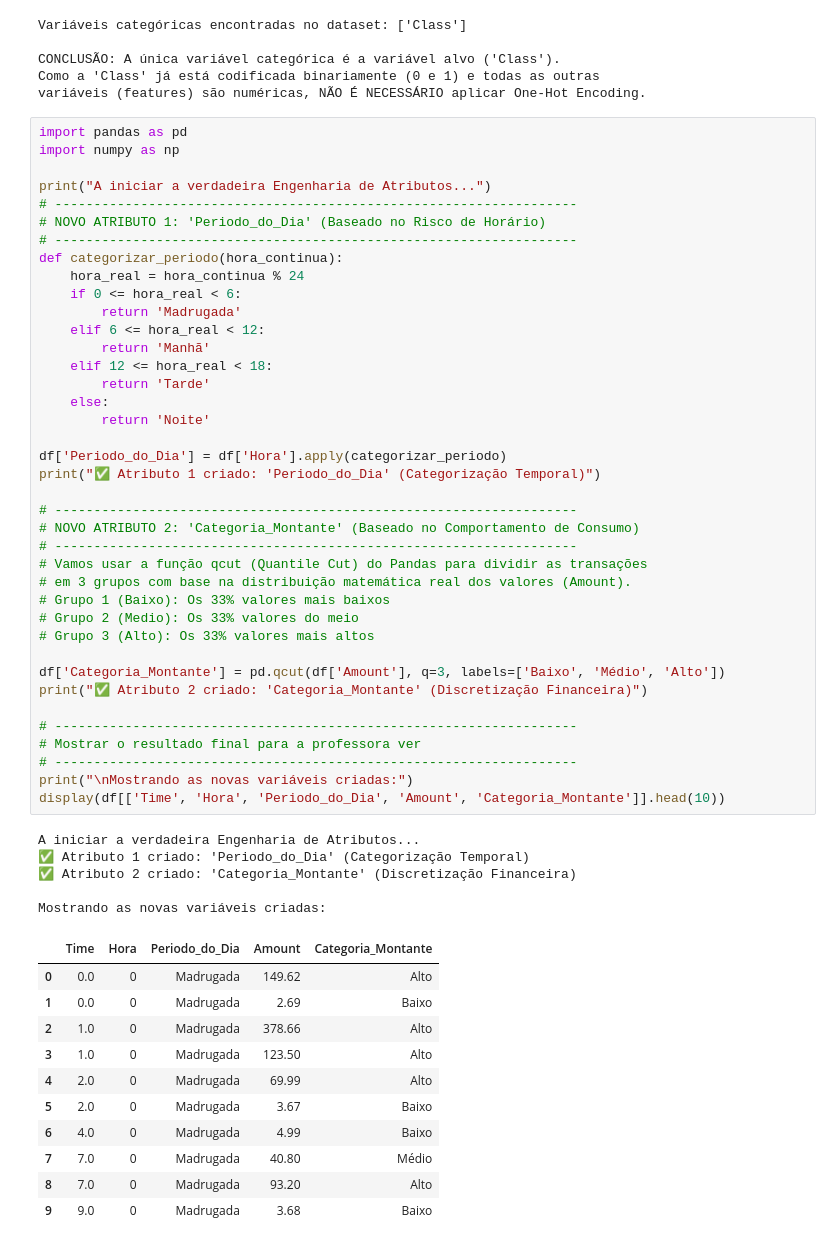
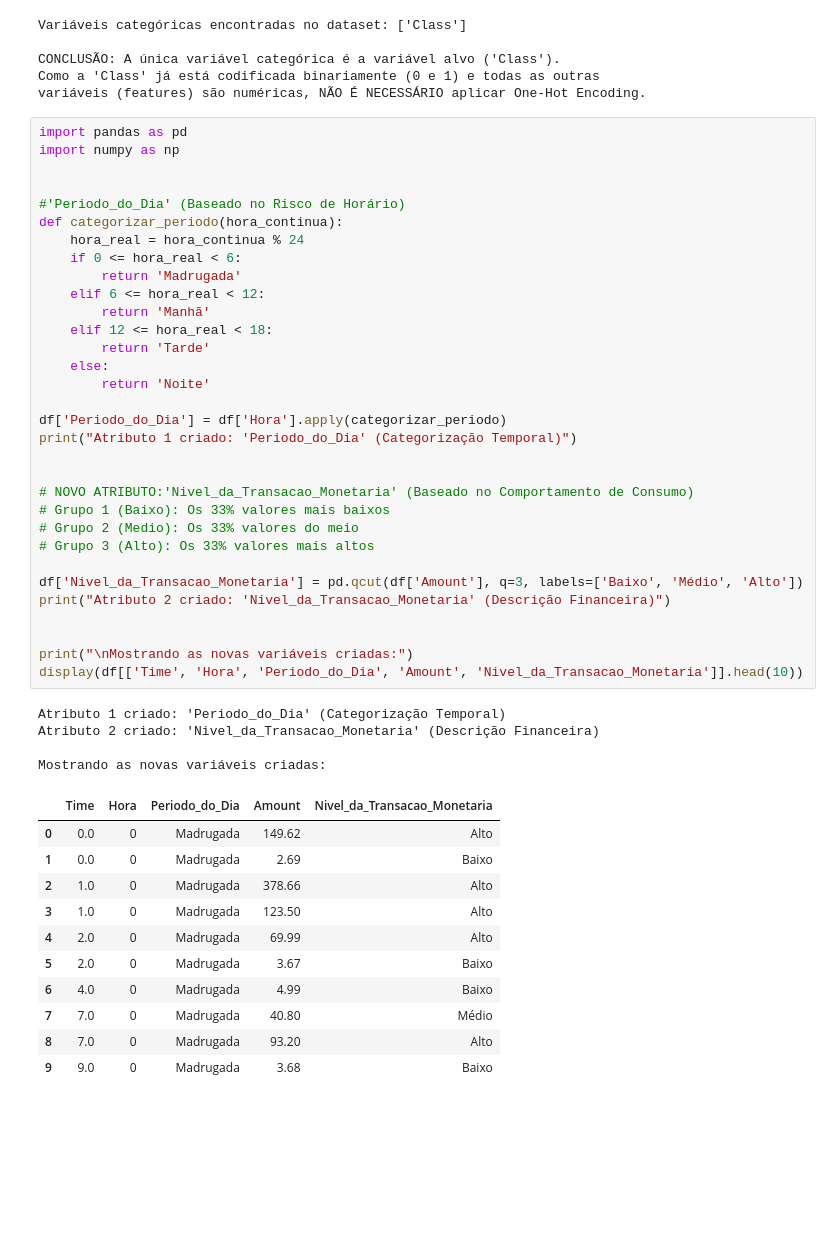
Before and after one commit to tomas15moreira/Projeto-Detecao-de-Transacoes-Fraudulentas-, a Jupyter notebook: notebooks/1.0_eda_limpeza.ipynb, the cells around one changed output. Saved outputs shown, nothing was run; the diff lists cells and outputs as text; blank space fills up the shorter version.

Commit message:
Kaggle Notebook | Projeto_Detecção_de_Transações_Fraudulentas  | Version 24

```diff
--- a/notebooks/1.0_eda_limpeza.ipynb
+++ b/notebooks/1.0_eda_limpeza.ipynb
@@ -816,49 +816,41 @@ variáveis (features) são numéricas, NÃO É NECESSÁRIO aplicar One-Hot Encod
 # %%
 import pandas as pd
 import numpy as np
 
-print("A iniciar a verdadeira Engenharia de Atributos...")
-# -------------------------------------------------------------------
-# NOVO ATRIBUTO 1: 'Periodo_do_Dia' (Baseado no Risco de Horário)
-# -------------------------------------------------------------------
+
+#'Periodo_do_Dia' (Baseado no Risco de Horário)
 def categorizar_periodo(hora_continua):
     hora_real = hora_continua % 24
     if 0 <= hora_real < 6:
         return 'Madrugada'
     elif 6 <= hora_real < 12:
         return 'Manhã'
     elif 12 <= hora_real < 18:
         return 'Tarde'
     else:
         return 'Noite'
 
 df['Periodo_do_Dia'] = df['Hora'].apply(categorizar_periodo)
-print("✅ Atributo 1 criado: 'Periodo_do_Dia' (Categorização Temporal)")
+print("Atributo 1 criado: 'Periodo_do_Dia' (Categorização Temporal)")
 
-# -------------------------------------------------------------------
-# NOVO ATRIBUTO 2: 'Categoria_Montante' (Baseado no Comportamento de Consumo)
-# -------------------------------------------------------------------
-# Vamos usar a função qcut (Quantile Cut) do Pandas para dividir as transações
-# em 3 grupos com base na distribuição matemática real dos valores (Amount).
+
+# NOVO ATRIBUTO:'Nivel_da_Transacao_Monetaria' (Baseado no Comportamento de Consumo)
 # Grupo 1 (Baixo): Os 33% valores mais baixos
 # Grupo 2 (Medio): Os 33% valores do meio
 # Grupo 3 (Alto): Os 33% valores mais altos
 
-df['Categoria_Montante'] = pd.qcut(df['Amount'], q=3, labels=['Baixo', 'Médio', 'Alto'])
-print("✅ Atributo 2 criado: 'Categoria_Montante' (Discretização Financeira)")
+df['Nivel_da_Transacao_Monetaria'] = pd.qcut(df['Amount'], q=3, labels=['Baixo', 'Médio', 'Alto'])
+print("Atributo 2 criado: 'Nivel_da_Transacao_Monetaria' (Descrição Financeira)")
 
-# -------------------------------------------------------------------
-# Mostrar o resultado final para a professora ver
-# -------------------------------------------------------------------
+
 print("\nMostrando as novas variáveis criadas:")
-display(df[['Time', 'Hora', 'Periodo_do_Dia', 'Amount', 'Categoria_Montante']].head(10))
+display(df[['Time', 'Hora', 'Periodo_do_Dia', 'Amount', 'Nivel_da_Transacao_Monetaria']].head(10))
 # %% [output]
-A iniciar a verdadeira Engenharia de Atributos...
-✅ Atributo 1 criado: 'Periodo_do_Dia' (Categorização Temporal)
-✅ Atributo 2 criado: 'Categoria_Montante' (Discretização Financeira)
+Atributo 1 criado: 'Periodo_do_Dia' (Categorização Temporal)
+Atributo 2 criado: 'Nivel_da_Transacao_Monetaria' (Descrição Financeira)
 
 Mostrando as novas variáveis criadas:
-|  | Time | Hora | Periodo_do_Dia | Amount | Categoria_Montante |
+|  | Time | Hora | Periodo_do_Dia | Amount | Nivel_da_Transacao_Monetaria |
 | 0 | 0.0 | 0 | Madrugada | 149.62 | Alto |
 | 1 | 0.0 | 0 | Madrugada | 2.69 | Baixo |
 | 2 | 1.0 | 0 | Madrugada | 378.66 | Alto |
```
